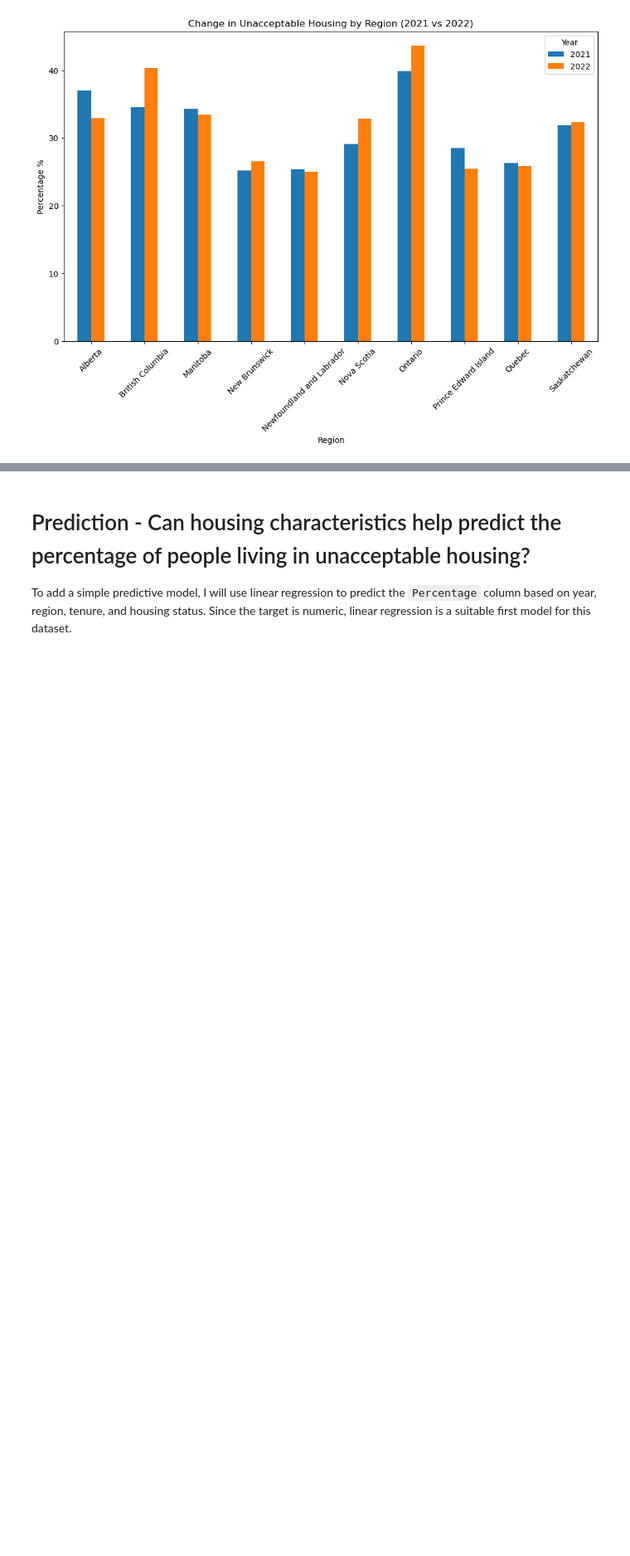
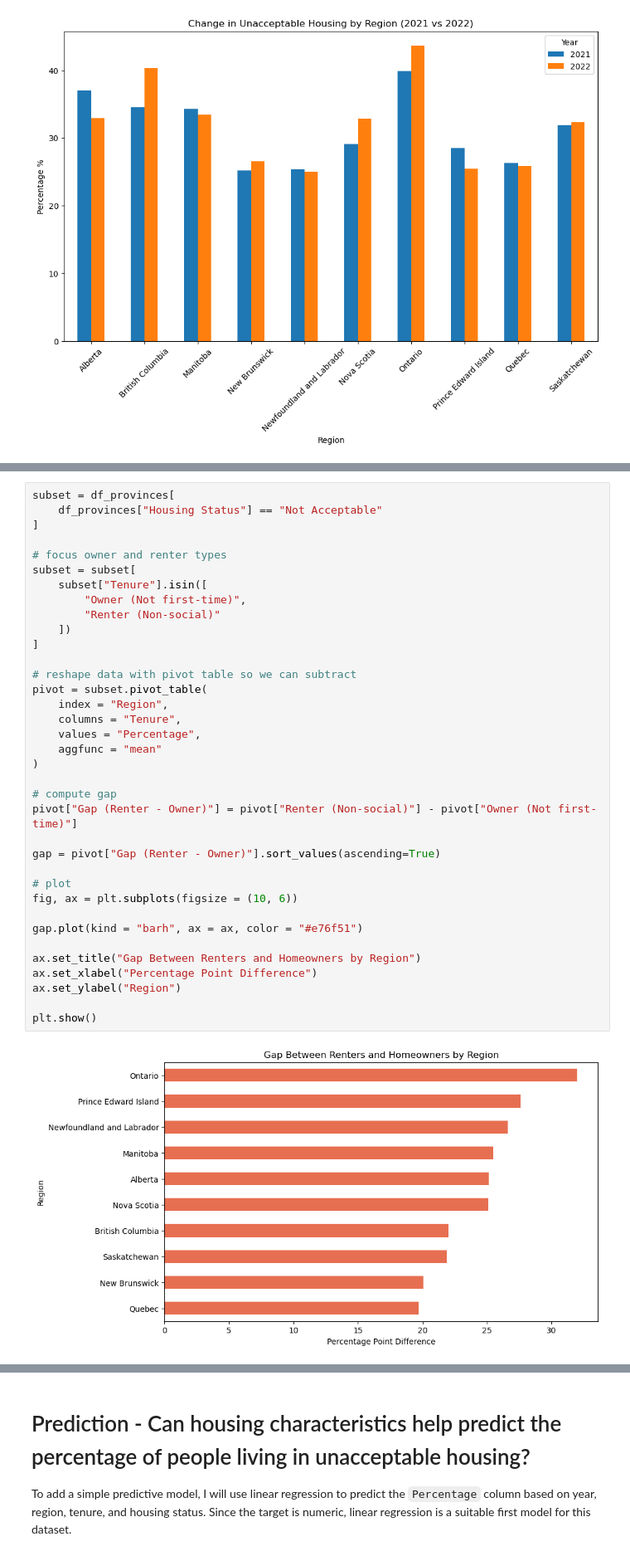
Before and after one commit to samnsinclair-oss/canadian-housing-analysis, a Jupyter notebook: notebooks/analysis.ipynb, the cells around one changed output, grey strips where cells are left out. Shown at 83% size. Cells and saved outputs as stored; diff of their text form; blank space fills up the shorter version.

```diff
--- a/notebooks/analysis.ipynb
+++ b/notebooks/analysis.ipynb
@@ -456,0 +464,38 @@ This analysis is important because it helps show whether housing conditions are
+# %%
+subset = df_provinces[
+    df_provinces["Housing Status"] == "Not Acceptable"
+]
+
+# focus owner and renter types
+subset = subset[
+    subset["Tenure"].isin([
+        "Owner (Not first-time)",
+        "Renter (Non-social)"
+    ])
+]
+
+# reshape data with pivot table so we can subtract
+pivot = subset.pivot_table(
+    index = "Region",
+    columns = "Tenure",
+    values = "Percentage",
+    aggfunc = "mean"
+)
+
+# compute gap
+pivot["Gap (Renter - Owner)"] = pivot["Renter (Non-social)"] - pivot["Owner (Not first-time)"]
+
+gap = pivot["Gap (Renter - Owner)"].sort_values(ascending=True)
+
+# plot
+fig, ax = plt.subplots(figsize = (10, 6))
+
+gap.plot(kind = "barh", ax = ax, color = "#e76f51")
+
+ax.set_title("Gap Between Renters and Homeowners by Region")
+ax.set_xlabel("Percentage Point Difference")
+ax.set_ylabel("Region")
+
+plt.show()
+# %% [output]
+[figure, added]
```
Also changed, not shown: parts of 7 cells of this notebook.
